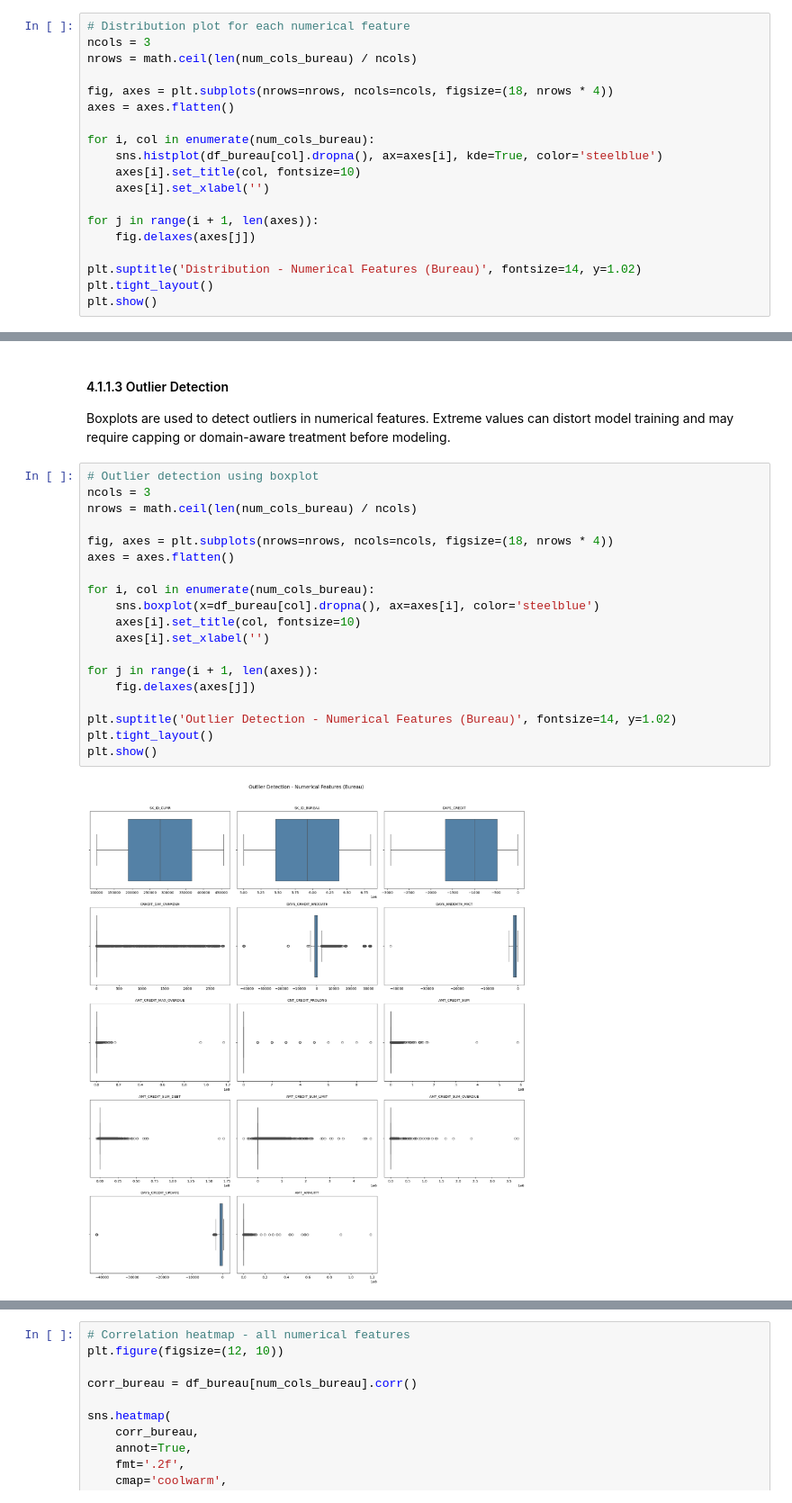
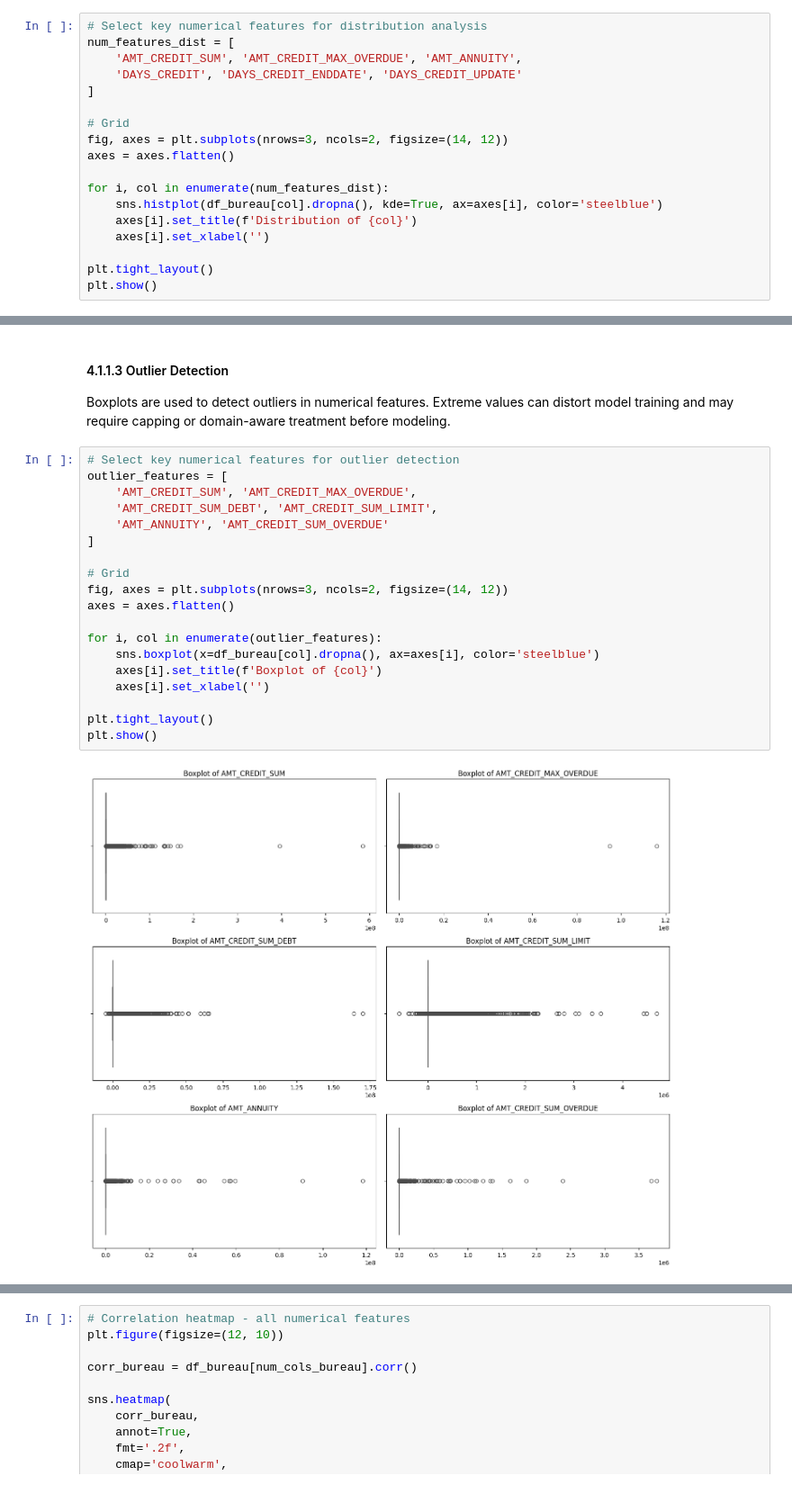
Before and after one commit to oknardo/Home_Credit_Scorecard_Model, a Jupyter notebook: EDA_bureau_and_bureau_balance.ipynb, the cells around one changed output, grey strips where cells are left out. Shown at 90% size. Cells and saved outputs as stored; diff of their text form.

```diff
--- a/EDA_bureau_and_bureau_balance.ipynb
+++ b/EDA_bureau_and_bureau_balance.ipynb
@@ -455,22 +450,21 @@ Only 489,637 non-null values (28.53% coverage). Median is 0 but max reaches 118,
 
 Distribution plots are used to examine the shape of each numerical feature - whether it is normally distributed, right-skewed, or contains anomalies. Features with high skewness may require log transformation during preprocessing.
 # %%
-# Distribution plot for each numerical feature
-ncols = 3
-nrows = math.ceil(len(num_cols_bureau) / ncols)
+# Select key numerical features for distribution analysis
+num_features_dist = [
+    'AMT_CREDIT_SUM', 'AMT_CREDIT_MAX_OVERDUE', 'AMT_ANNUITY',
+    'DAYS_CREDIT', 'DAYS_CREDIT_ENDDATE', 'DAYS_CREDIT_UPDATE'
+]
 
-fig, axes = plt.subplots(nrows=nrows, ncols=ncols, figsize=(18, nrows * 4))
+# Grid
+fig, axes = plt.subplots(nrows=3, ncols=2, figsize=(14, 12))
 axes = axes.flatten()
 
-for i, col in enumerate(num_cols_bureau):
-    sns.histplot(df_bureau[col].dropna(), ax=axes[i], kde=True, color='steelblue')
-    axes[i].set_title(col, fontsize=10)
+for i, col in enumerate(num_features_dist):
+    sns.histplot(df_bureau[col].dropna(), kde=True, ax=axes[i], color='steelblue')
+    axes[i].set_title(f'Distribution of {col}')
     axes[i].set_xlabel('')
 
-for j in range(i + 1, len(axes)):
-    fig.delaxes(axes[j])
-
-plt.suptitle('Distribution - Numerical Features (Bureau)', fontsize=14, y=1.02)
 plt.tight_layout()
 plt.show()
 # %% [output]
@@ -480,23 +484,23 @@ plt.show()
 
 Boxplots are used to detect outliers in numerical features. Extreme values can distort model training and may require capping or domain-aware treatment before modeling.
 # %%
-# Outlier detection using boxplot
-ncols = 3
-nrows = math.ceil(len(num_cols_bureau) / ncols)
+# Select key numerical features for outlier detection
+outlier_features = [
+    'AMT_CREDIT_SUM', 'AMT_CREDIT_MAX_OVERDUE',
+    'AMT_CREDIT_SUM_DEBT', 'AMT_CREDIT_SUM_LIMIT',
+    'AMT_ANNUITY', 'AMT_CREDIT_SUM_OVERDUE'
+]
 
-fig, axes = plt.subplots(nrows=nrows, ncols=ncols, figsize=(18, nrows * 4))
+# Grid
+fig, axes = plt.subplots(nrows=3, ncols=2, figsize=(14, 12))
 axes = axes.flatten()
 
-for i, col in enumerate(num_cols_bureau):
+for i, col in enumerate(outlier_features):
     sns.boxplot(x=df_bureau[col].dropna(), ax=axes[i], color='steelblue')
-    axes[i].set_title(col, fontsize=10)
+    axes[i].set_title(f'Boxplot of {col}')
     axes[i].set_xlabel('')
 
-for j in range(i + 1, len(axes)):
-    fig.delaxes(axes[j])
-
-plt.suptitle('Outlier Detection - Numerical Features (Bureau)', fontsize=14, y=1.02)
 plt.tight_layout()
 plt.show()
 # %% [output]
-[figure, old version]
+[figure, new version]
```
Also changed, not shown: parts of 32 cells of this notebook.
